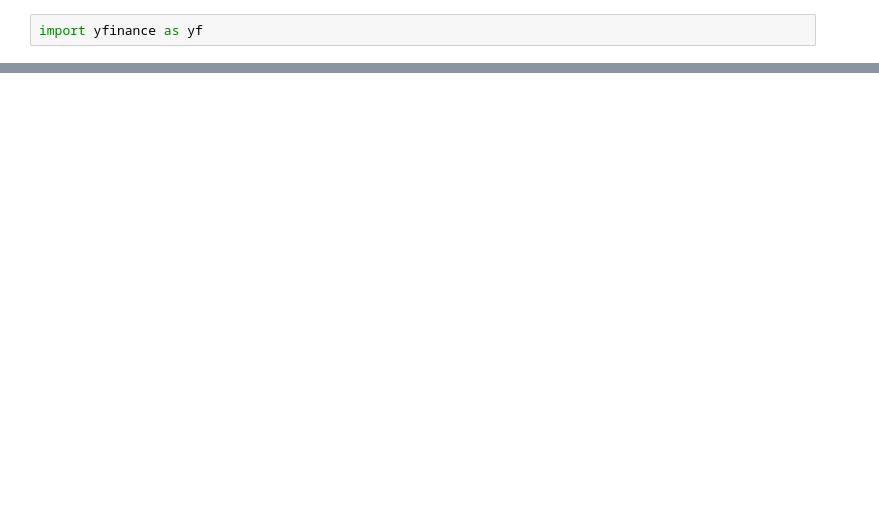
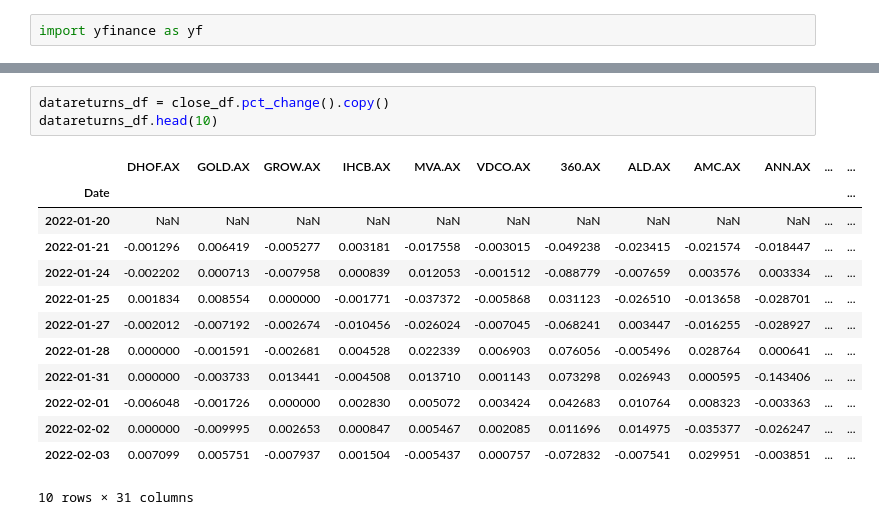
Before and after one commit to JimP315/PossibleAPI, a Jupyter notebook: PossibleAPI.ipynb, the cells around one changed output, grey strips where cells are left out. Cells and saved outputs as stored; diff of their text form; blank space fills up the shorter version.

```diff
--- a/PossibleAPI.ipynb
+++ b/PossibleAPI.ipynb
@@ -76,0 +39,17 @@ growdata.head(20)
+# %%
+datareturns_df = close_df.pct_change().copy()
+datareturns_df.head(10)
+# %% [output]
+|  | DHOF.AX | GOLD.AX | GROW.AX | IHCB.AX | MVA.AX | VDCO.AX | 360.AX | ALD.AX | AMC.AX | ANN.AX | ... | ... |
+| Date |  |  |  |  |  |  |  |  |  |  |  | ... |
+| 2022-01-20 | NaN | NaN | NaN | NaN | NaN | NaN | NaN | NaN | NaN | NaN | ... | ... |
+| 2022-01-21 | -0.001296 | 0.006419 | -0.005277 | 0.003181 | -0.017558 | -0.003015 | -0.049238 | -0.023415 | -0.021574 | -0.018447 | ... | ... |
+| 2022-01-24 | -0.002202 | 0.000713 | -0.007958 | 0.000839 | 0.012053 | -0.001512 | -0.088779 | -0.007659 | 0.003576 | 0.003334 | ... | ... |
+| 2022-01-25 | 0.001834 | 0.008554 | 0.000000 | -0.001771 | -0.037372 | -0.005868 | 0.031123 | -0.026510 | -0.013658 | -0.028701 | ... | ... |
+| 2022-01-27 | -0.002012 | -0.007192 | -0.002674 | -0.010456 | -0.026024 | -0.007045 | -0.068241 | 0.003447 | -0.016255 | -0.028927 | ... | ... |
+| 2022-01-28 | 0.000000 | -0.001591 | -0.002681 | 0.004528 | 0.022339 | 0.006903 | 0.076056 | -0.005496 | 0.028764 | 0.000641 | ... | ... |
+| 2022-01-31 | 0.000000 | -0.003733 | 0.013441 | -0.004508 | 0.013710 | 0.001143 | 0.073298 | 0.026943 | 0.000595 | -0.143406 | ... | ... |
+| 2022-02-01 | -0.006048 | -0.001726 | 0.000000 | 0.002830 | 0.005072 | 0.003424 | 0.042683 | 0.010764 | 0.008323 | -0.003363 | ... | ... |
+| 2022-02-02 | 0.000000 | -0.009995 | 0.002653 | 0.000847 | 0.005467 | 0.002085 | 0.011696 | 0.014975 | -0.035377 | -0.026247 | ... | ... |
+| 2022-02-03 | 0.007099 | 0.005751 | -0.007937 | 0.001504 | -0.005437 | 0.000757 | -0.072832 | -0.007541 | 0.029951 | -0.003851 | ... | ... |
+10 rows × 31 columns
```
Also changed, not shown: parts of 9 cells of this notebook.
